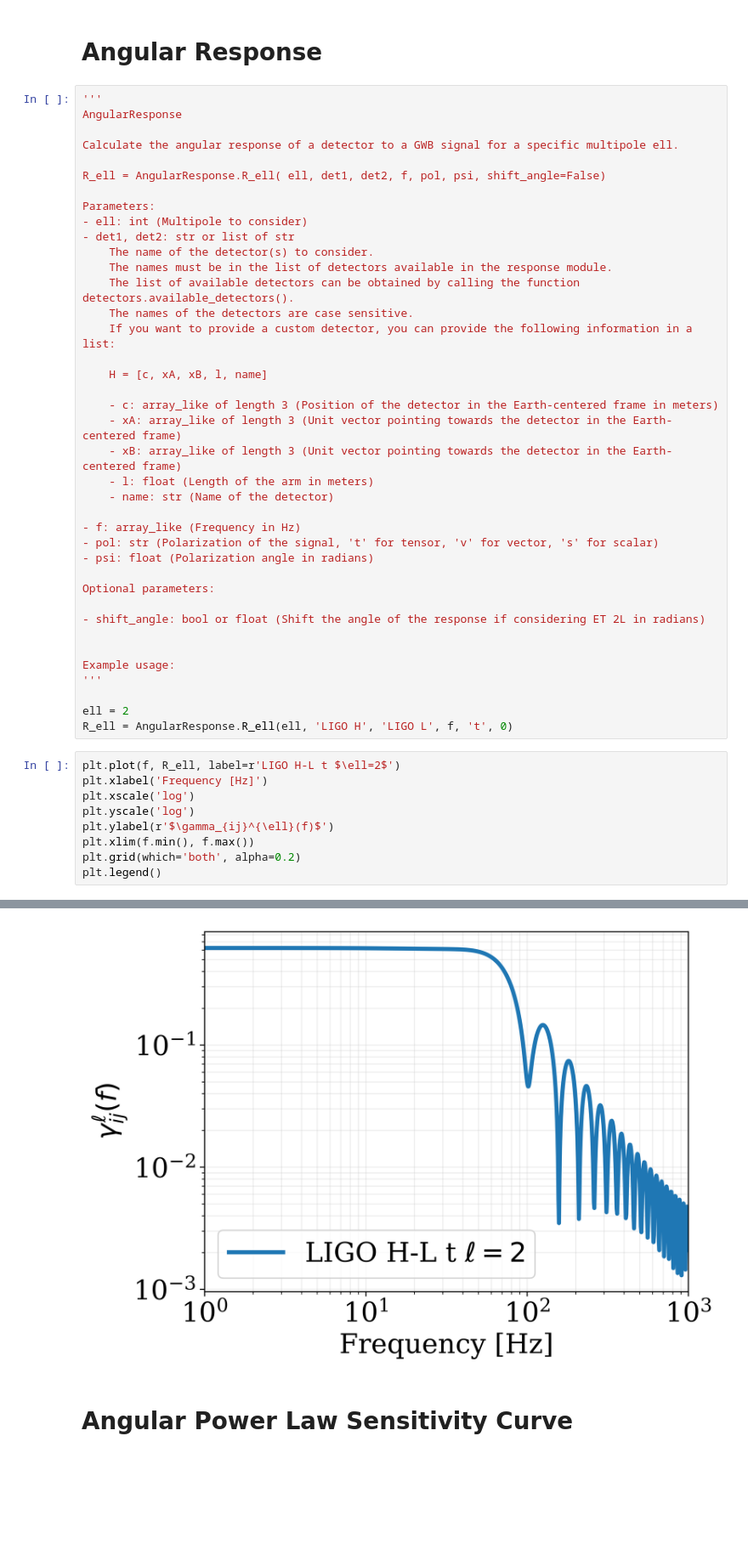
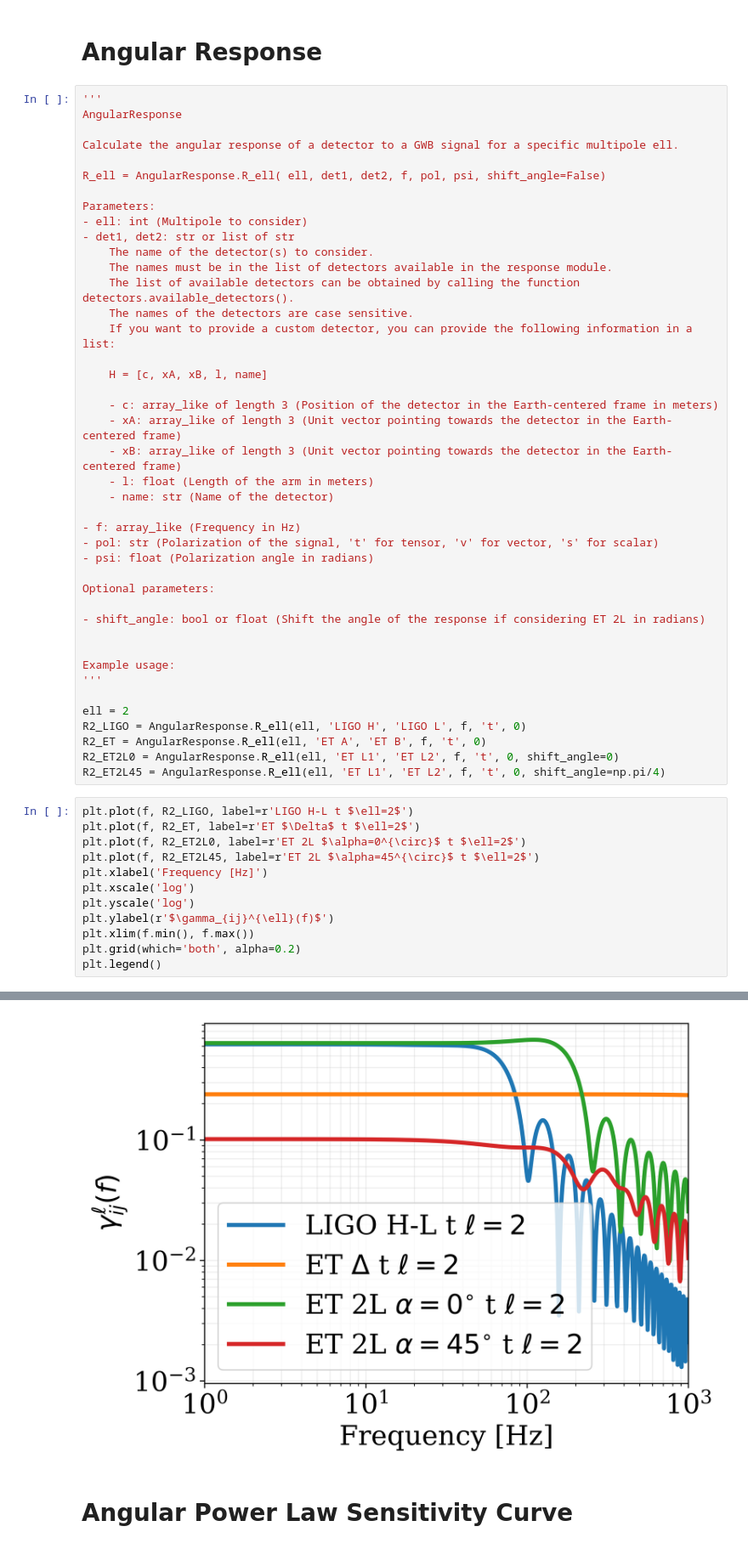
Before and after one commit to ilariacaporali/GWBird, a Jupyter notebook: example.ipynb, the cells around one changed output, grey strips where cells are left out. Shown at 85% size. Saved outputs shown, nothing was run; the diff lists cells and outputs as text; blank space fills up the shorter version.

```diff
--- a/example.ipynb
+++ b/example.ipynb
@@ -189,19 +199,25 @@ Example usage:
 '''
 
 ell = 2
-R_ell = AngularResponse.R_ell(ell, 'LIGO H', 'LIGO L', f, 't', 0)
+R2_LIGO = AngularResponse.R_ell(ell, 'LIGO H', 'LIGO L', f, 't', 0)
+R2_ET = AngularResponse.R_ell(ell, 'ET A', 'ET B', f, 't', 0)
+R2_ET2L0 = AngularResponse.R_ell(ell, 'ET L1', 'ET L2', f, 't', 0, shift_angle=0)
+R2_ET2L45 = AngularResponse.R_ell(ell, 'ET L1', 'ET L2', f, 't', 0, shift_angle=np.pi/4)
 # %%
-plt.plot(f, R_ell, label=r'LIGO H-L t $\ell=2$')
+plt.plot(f, R2_LIGO, label=r'LIGO H-L t $\ell=2$')
+plt.plot(f, R2_ET, label=r'ET $\Delta$ t $\ell=2$')
+plt.plot(f, R2_ET2L0, label=r'ET 2L $\alpha=0^{\circ}$ t $\ell=2$')
+plt.plot(f, R2_ET2L45, label=r'ET 2L $\alpha=45^{\circ}$ t $\ell=2$')
 plt.xlabel('Frequency [Hz]')
 plt.xscale('log')
 plt.yscale('log')
 plt.ylabel(r'$\gamma_{ij}^{\ell}(f)$')
 plt.xlim(f.min(), f.max())
 plt.grid(which='both', alpha=0.2)
 plt.legend()
 # %% [output]
 <matplotlib.legend.Legend at 0x...>
-[figure, old version]
+[figure, new version]
 # %% [markdown]
 # Angular Power Law Sensitivity Curve
 # %%
```
Also changed, not shown: parts of 6 cells of this notebook, 3 other files.
